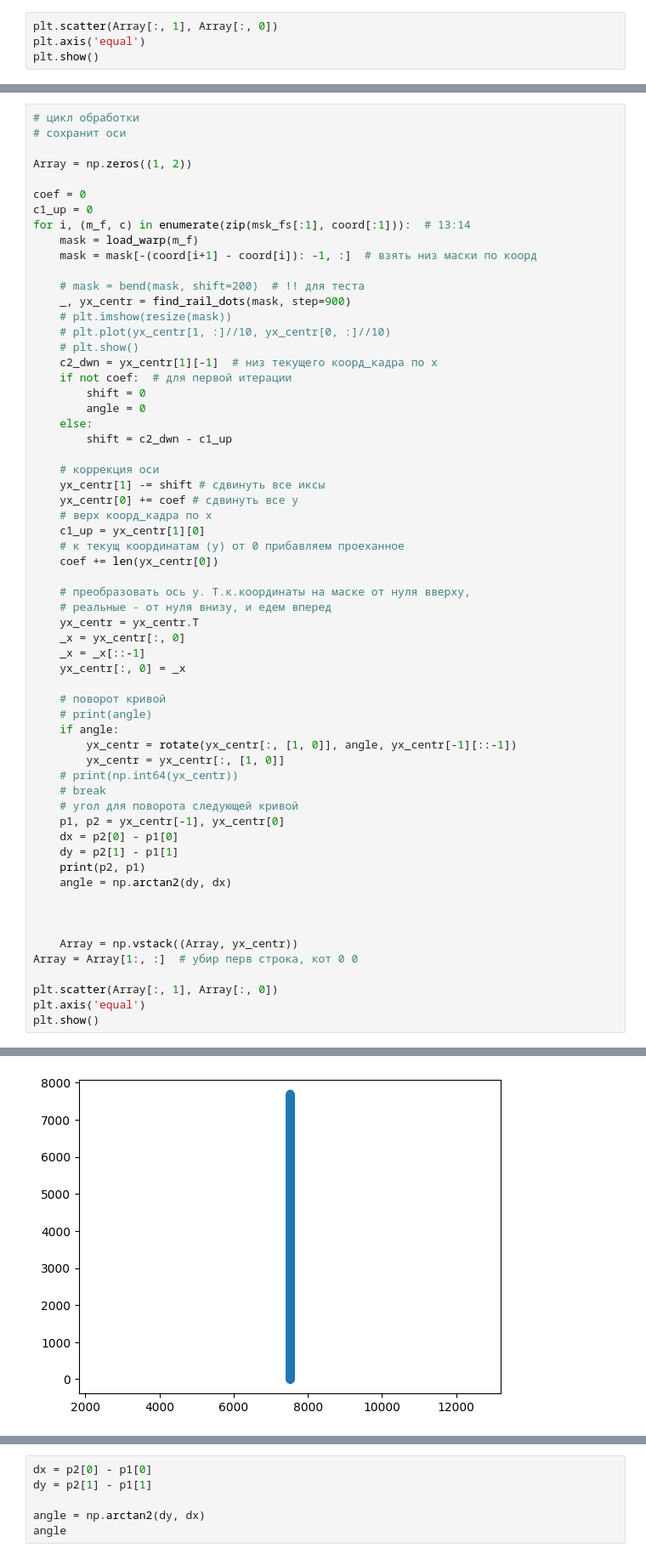
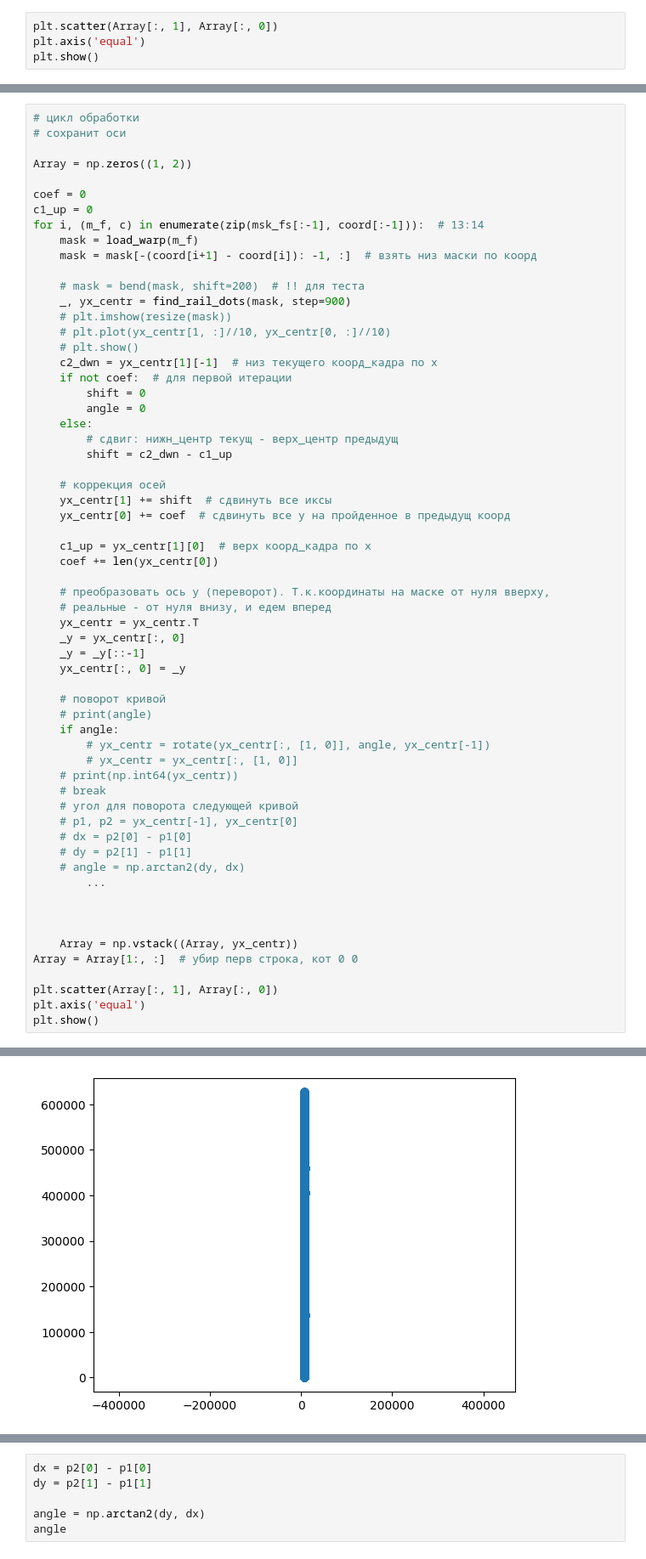
Before and after one commit to Andrudewt/perspective, a Jupyter notebook: proc_1.ipynb, the cells around one changed output, grey strips where cells are left out. Shown at 85% size. Drawn from its saved outputs; the diff is of its cells as text.

```diff
--- a/proc_1.ipynb
+++ b/proc_1.ipynb
@@ -242,7 +294,7 @@ Array = np.zeros((1, 2))
 
 coef = 0
 c1_up = 0
-for i, (m_f, c) in enumerate(zip(msk_fs[:1], coord[:1])):  # 13:14
+for i, (m_f, c) in enumerate(zip(msk_fs[:-1], coord[:-1])):  # 13:14
     mask = load_warp(m_f)
     mask = mask[-(coord[i+1] - coord[i]): -1, :]  # взять низ маски по коорд
 
@@ -256,36 +308,36 @@ for i, (m_f, c) in enumerate(zip(msk_fs[:1], coord[:1])):  # 13:14
         shift = 0
         angle = 0
     else:
+        # сдвиг: нижн_центр текущ - верх_центр предыдущ
         shift = c2_dwn - c1_up
 
-    # коррекция оси
-    yx_centr[1] -= shift # сдвинуть все иксы
-    yx_centr[0] += coef # сдвинуть все у
-    # верх коорд_кадра по х
-    c1_up = yx_centr[1][0]
-    # к текущ координатам (y) от 0 прибавляем проеханное
+    # коррекция осей
+    yx_centr[1] += shift  # сдвинуть все иксы
+    yx_centr[0] += coef  # сдвинуть все у на пройденное в предыдущ коорд
+
+    c1_up = yx_centr[1][0]  # верх коорд_кадра по х
     coef += len(yx_centr[0])
 
-    # преобразовать ось у. Т.к.координаты на маске от нуля вверху,
+    # преобразовать ось у (переворот). Т.к.координаты на маске от нуля вверху,
     # реальные - от нуля внизу, и едем вперед
     yx_centr = yx_centr.T
-    _x = yx_centr[:, 0]
-    _x = _x[::-1]
-    yx_centr[:, 0] = _x
+    _y = yx_centr[:, 0]
+    _y = _y[::-1]
+    yx_centr[:, 0] = _y
 
     # поворот кривой
     # print(angle)
     if angle:
-        yx_centr = rotate(yx_centr[:, [1, 0]], angle, yx_centr[-1][::-1])
-        yx_centr = yx_centr[:, [1, 0]]
+        # yx_centr = rotate(yx_centr[:, [1, 0]], angle, yx_centr[-1])
+        # yx_centr = yx_centr[:, [1, 0]]
     # print(np.int64(yx_centr))
     # break
     # угол для поворота следующей кривой
-    p1, p2 = yx_centr[-1], yx_centr[0]
-    dx = p2[0] - p1[0]
-    dy = p2[1] - p1[1]
-    print(p2, p1)
-    angle = np.arctan2(dy, dx)
+    # p1, p2 = yx_centr[-1], yx_centr[0]
+    # dx = p2[0] - p1[0]
+    # dy = p2[1] - p1[1]
+    # angle = np.arctan2(dy, dx)
+        ...
 
 
 
@@ -300,2 +351,2 @@ plt.show()
-[figure, old version]
+[figure, new version]
 # %%
```
Also changed, not shown: parts of 6 cells of this notebook.
